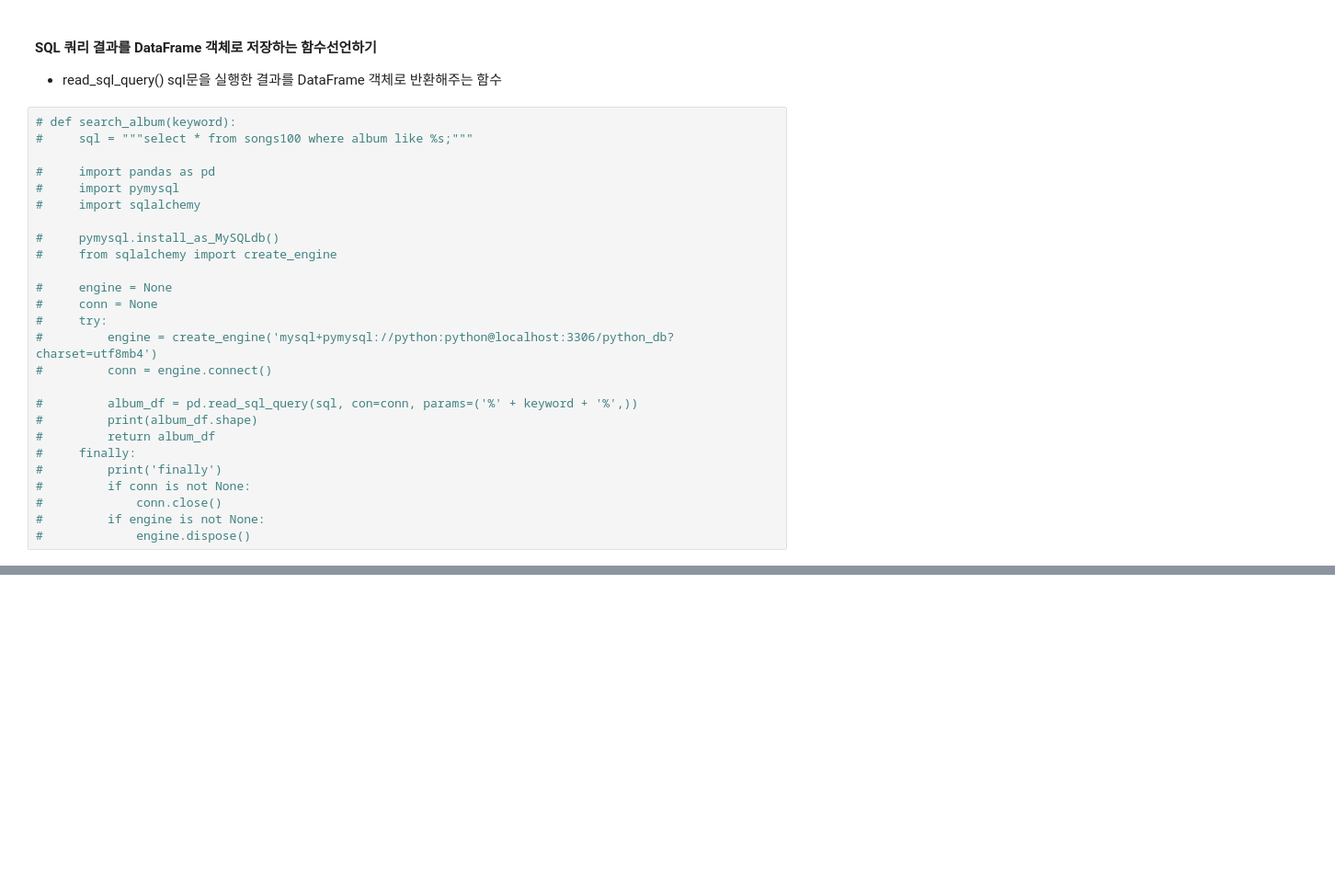
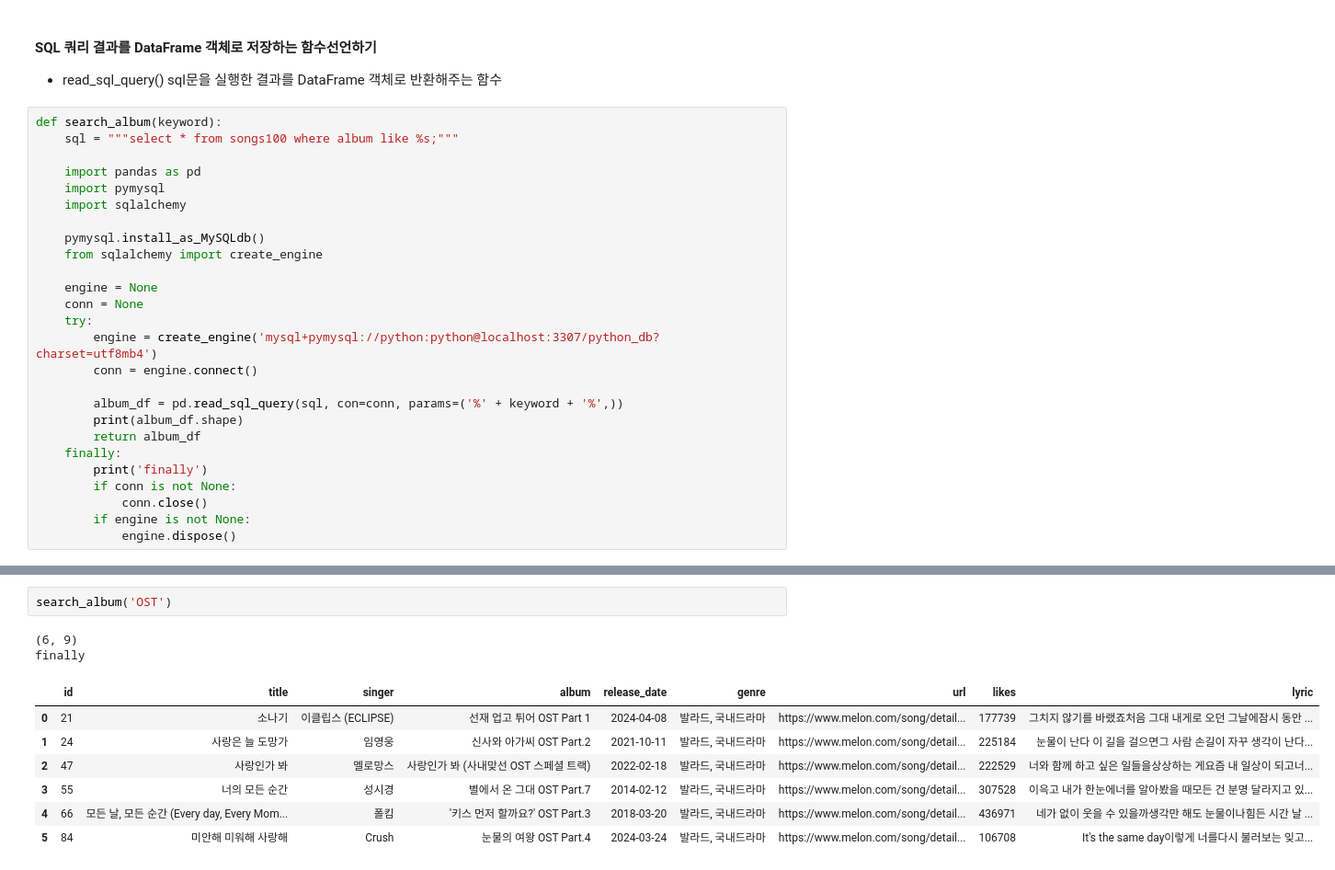
Before and after one commit to hhye0/Python_Webscraping_analysis, a Jupyter notebook: 04.Melon100차트_데이터파싱_DB저장.ipynb, the cells around one changed output, grey strips where cells are left out. Shown: that part at 92% size. Saved outputs shown, nothing was run; the diff lists cells and outputs as text; blank space fills up the shorter version.

```diff
--- a/04.Melon100차트_데이터파싱_DB저장.ipynb
+++ b/04.Melon100차트_데이터파싱_DB저장.ipynb
@@ -490,28 +502,28 @@ songs100 테이블 생성됨
 #### SQL 쿼리 결과를 DataFrame 객체로 저장하는 함수선언하기
 * read_sql_query() sql문을 실행한 결과를 DataFrame 객체로 반환해주는 함수
 # %%
-# def search_album(keyword):
-#     sql = """select * from songs100 where album like %s;"""
+def search_album(keyword):
+    sql = """select * from songs100 where album like %s;"""
 
-#     import pandas as pd
-#     import pymysql
-#     import sqlalchemy
+    import pandas as pd
+    import pymysql
+    import sqlalchemy
 
-#     pymysql.install_as_MySQLdb()
-#     from sqlalchemy import create_engine
+    pymysql.install_as_MySQLdb()
+    from sqlalchemy import create_engine
 
-#     engine = None
-#     conn = None
-#     try:
-#         engine = create_engine('mysql+pymysql://python:python@localhost:3306/python_db?charset=utf8mb4')
-#         conn = engine.connect()
+    engine = None
+    conn = None
+    try:
+        engine = create_engine('mysql+pymysql://python:python@localhost:3307/python_db?charset=utf8mb4')
+        conn = engine.connect()
 
-#         album_df = pd.read_sql_query(sql, con=conn, params=('%' + keyword + '%',))
-#         print(album_df.shape)
-#         return album_df
-#     finally:
-#         print('finally')
-#         if conn is not None:
-#             conn.close()
-#         if engine is not None:
-#             engine.dispose()
+        album_df = pd.read_sql_query(sql, con=conn, params=('%' + keyword + '%',))
+        print(album_df.shape)
+        return album_df
+    finally:
+        print('finally')
+        if conn is not None:
+            conn.close()
+        if engine is not None:
+            engine.dispose()
@@ -529,0 +530,12 @@ finally
+# %%
+search_album('OST')
+# %% [output]
+(6, 9)
+finally
+|  | id | title | singer | album | release_date | genre | url | likes | lyric |
+| 0 | 21 | 소나기 | 이클립스 (ECLIPSE) | 선재 업고 튀어 OST Part 1 | 2024-04-08 | 발라드, 국내드라마 | https://www.melon.com/song/detail... | 177739 | 그치지 않기를 바랬죠처음 그대 내게로 오던 그날에잠시 동안 ... |
+| 1 | 24 | 사랑은 늘 도망가 | 임영웅 | 신사와 아가씨 OST Part.2 | 2021-10-11 | 발라드, 국내드라마 | https://www.melon.com/song/detail... | 225184 | 눈물이 난다 이 길을 걸으면그 사람 손길이 자꾸 생각이 난다... |
+| 2 | 47 | 사랑인가 봐 | 멜로망스 | 사랑인가 봐 (사내맞선 OST 스페셜 트랙) | 2022-02-18 | 발라드, 국내드라마 | https://www.melon.com/song/detail... | 222529 | 너와 함께 하고 싶은 일들을상상하는 게요즘 내 일상이 되고너... |
+| 3 | 55 | 너의 모든 순간 | 성시경 | 별에서 온 그대 OST Part.7 | 2014-02-12 | 발라드, 국내드라마 | https://www.melon.com/song/detail... | 307528 | 이윽고 내가 한눈에너를 알아봤을 때모든 건 분명 달라지고 있... |
+| 4 | 66 | 모든 날, 모든 순간 (Every day, Every Mom... | 폴킴 | '키스 먼저 할까요?' OST Part.3 | 2018-03-20 | 발라드, 국내드라마 | https://www.melon.com/song/detail... | 436971 | 네가 없이 웃을 수 있을까생각만 해도 눈물이나힘든 시간 날 ... |
+| 5 | 84 | 미안해 미워해 사랑해 | Crush | 눈물의 여왕 OST Part.4 | 2024-03-24 | 발라드, 국내드라마 | https://www.melon.com/song/detail... | 106708 | It's the same day이렇게 너를다시 불러보는 잊고... |
```
Also changed, not shown: parts of 13 cells of this notebook, 1 other file.
